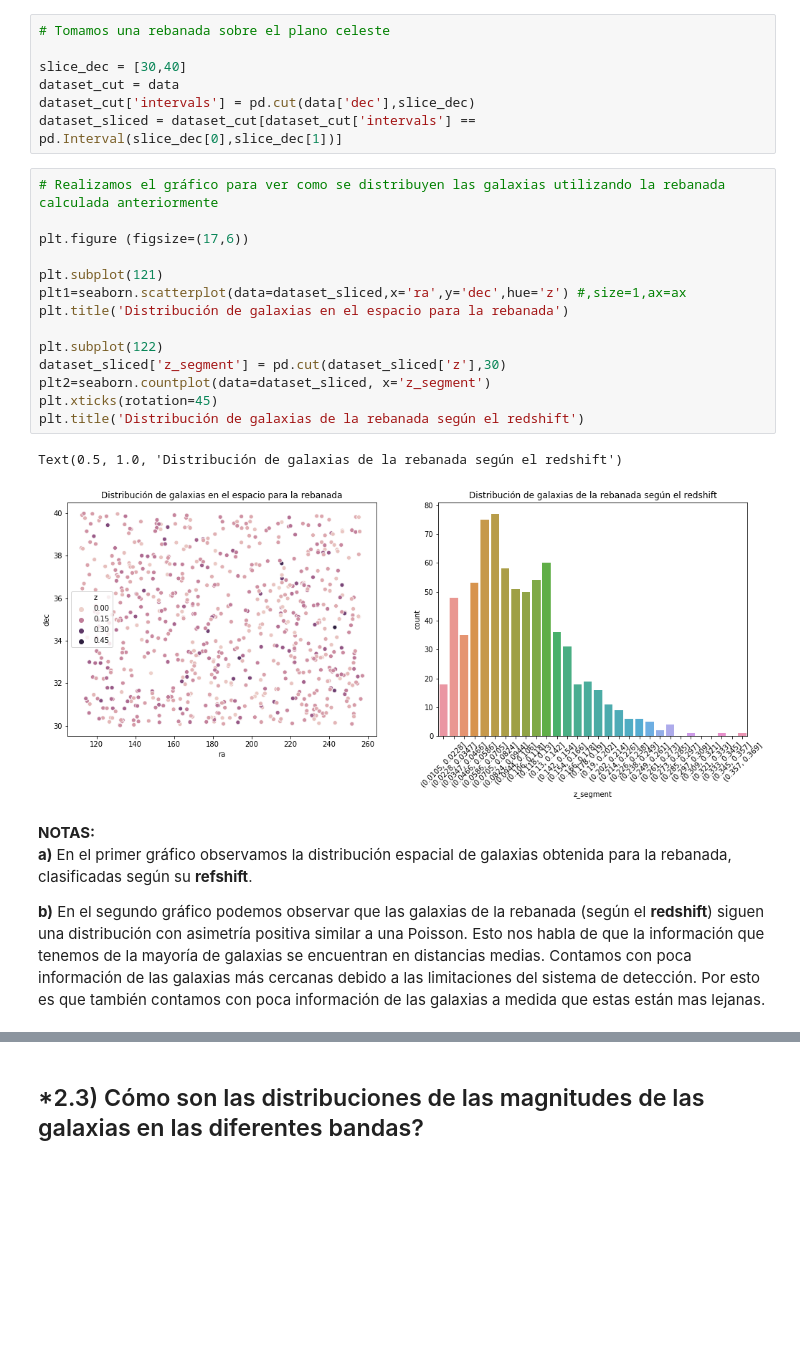
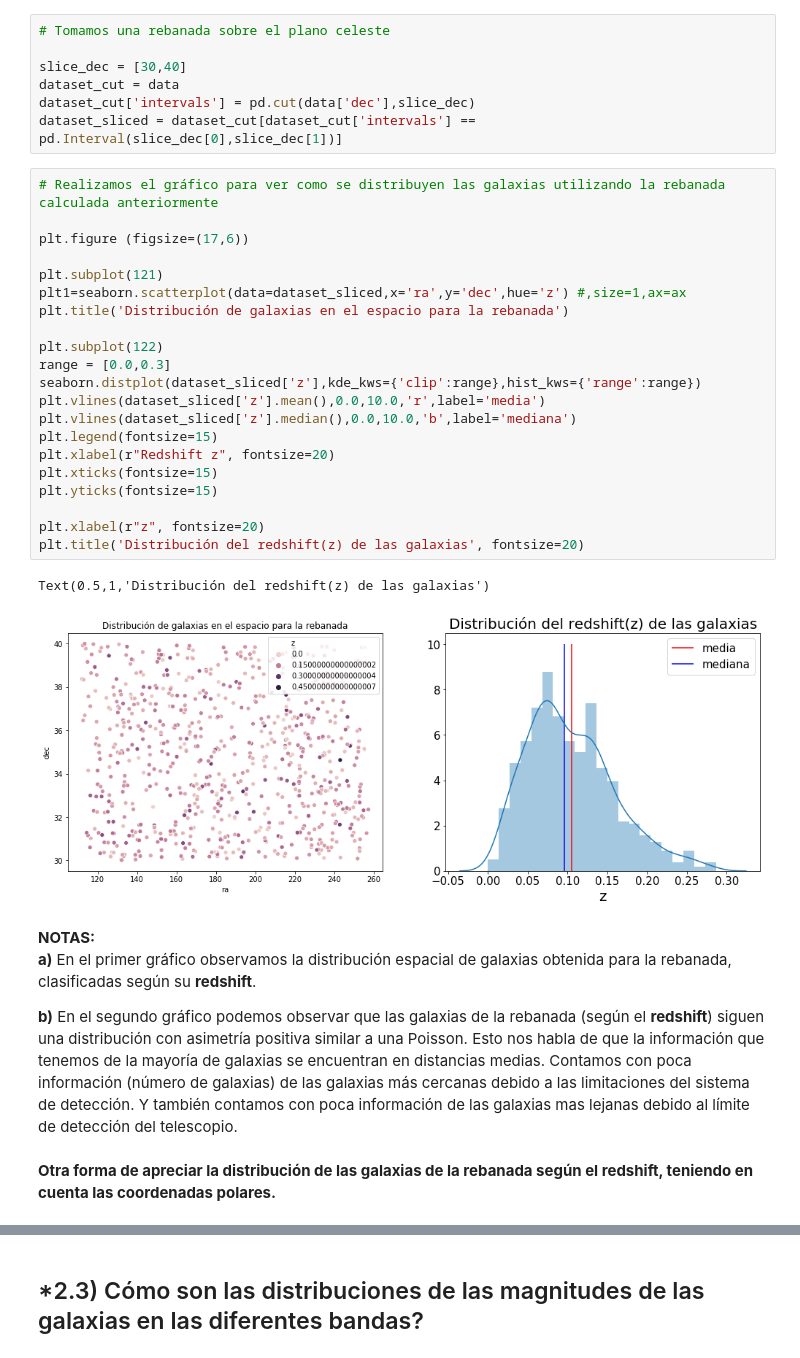
Before and after one commit to leoborgnino/mentoria-astro-datos, a Jupyter notebook: 1_Analisis_y_Visualizacion.ipynb, the cells around one changed output, grey strips where cells are left out. Saved outputs shown, nothing was run; the diff lists cells and outputs as text; blank space fills up the shorter version.

```diff
--- a/1_Analisis_y_Visualizacion.ipynb
+++ b/1_Analisis_y_Visualizacion.ipynb
@@ -218,25 +223,34 @@ dataset_sliced = dataset_cut[dataset_cut['intervals'] == pd.Interval(slice_dec[0
 # %%
 # Realizamos el gráfico para ver como se distribuyen las galaxias utilizando la rebanada calculada anteriormente
 
 plt.figure (figsize=(17,6))
 
 plt.subplot(121)
 plt1=seaborn.scatterplot(data=dataset_sliced,x='ra',y='dec',hue='z') #,size=1,ax=ax
 plt.title('Distribución de galaxias en el espacio para la rebanada')
 
 plt.subplot(122)
-dataset_sliced['z_segment'] = pd.cut(dataset_sliced['z'],30)
-plt2=seaborn.countplot(data=dataset_sliced, x='z_segment')
-plt.xticks(rotation=45)
-plt.title('Distribución de galaxias de la rebanada según el redshift')
+range = [0.0,0.3]
+seaborn.distplot(dataset_sliced['z'],kde_kws={'clip':range},hist_kws={'range':range})
+plt.vlines(dataset_sliced['z'].mean(),0.0,10.0,'r',label='media')
+plt.vlines(dataset_sliced['z'].median(),0.0,10.0,'b',label='mediana')
+plt.legend(fontsize=15)
+plt.xlabel(r"Redshift z", fontsize=20)
+plt.xticks(fontsize=15)
+plt.yticks(fontsize=15)
+
+plt.xlabel(r"z", fontsize=20)
+plt.title('Distribución del redshift(z) de las galaxias', fontsize=20)
 # %% [output]
-Text(0.5, 1.0, 'Distribución de galaxias de la rebanada según el redshift')
+Text(0.5,1,'Distribución del redshift(z) de las galaxias')
-[figure, old version]
+[figure, new version]
 # %% [markdown]
 **NOTAS:**
-**a)** En el primer gráfico observamos la distribución espacial de galaxias obtenida para la rebanada, clasificadas según su **refshift**.
+**a)** En el primer gráfico observamos la distribución espacial de galaxias obtenida para la rebanada, clasificadas según su **redshift**.
 
-**b)** En el segundo gráfico podemos observar que las galaxias de la rebanada (según el **redshift**) siguen una distribución con asimetría positiva similar a una Poisson. Esto nos habla de que la información que tenemos de la mayoría de galaxias se encuentran en distancias medias. Contamos con poca información de las galaxias más cercanas debido a las limitaciones del sistema de detección. Por esto es que también contamos con poca información de las galaxias a medida que estas están mas lejanas.
+**b)** En el segundo gráfico podemos observar que las galaxias de la rebanada (según el **redshift**) siguen una distribución con asimetría positiva similar a una Poisson. Esto nos habla de que la información que tenemos de la mayoría de galaxias se encuentran en distancias medias. Contamos con poca información (número de galaxias) de las galaxias más cercanas debido a las limitaciones del sistema de detección. Y también contamos con poca información de las galaxias mas lejanas debido al límite de detección del telescopio.
+# %% [markdown]
+**Otra forma de apreciar la distribución de las galaxias de la rebanada según el redshift, teniendo en cuenta las coordenadas polares.**
 # %%
 df['modelColor_gr']=df['modelMag_g']-df['modelMag_r']
 
```
Also changed, not shown: parts of 36 cells of this notebook.
